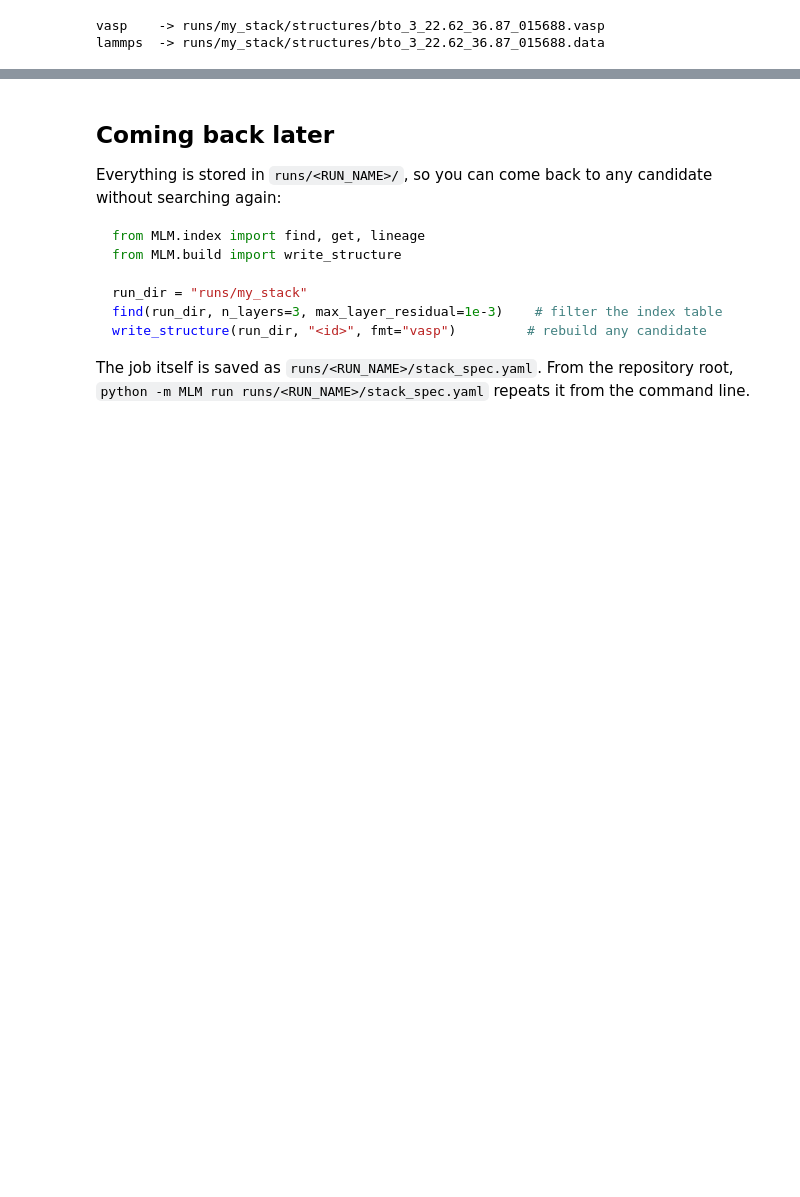
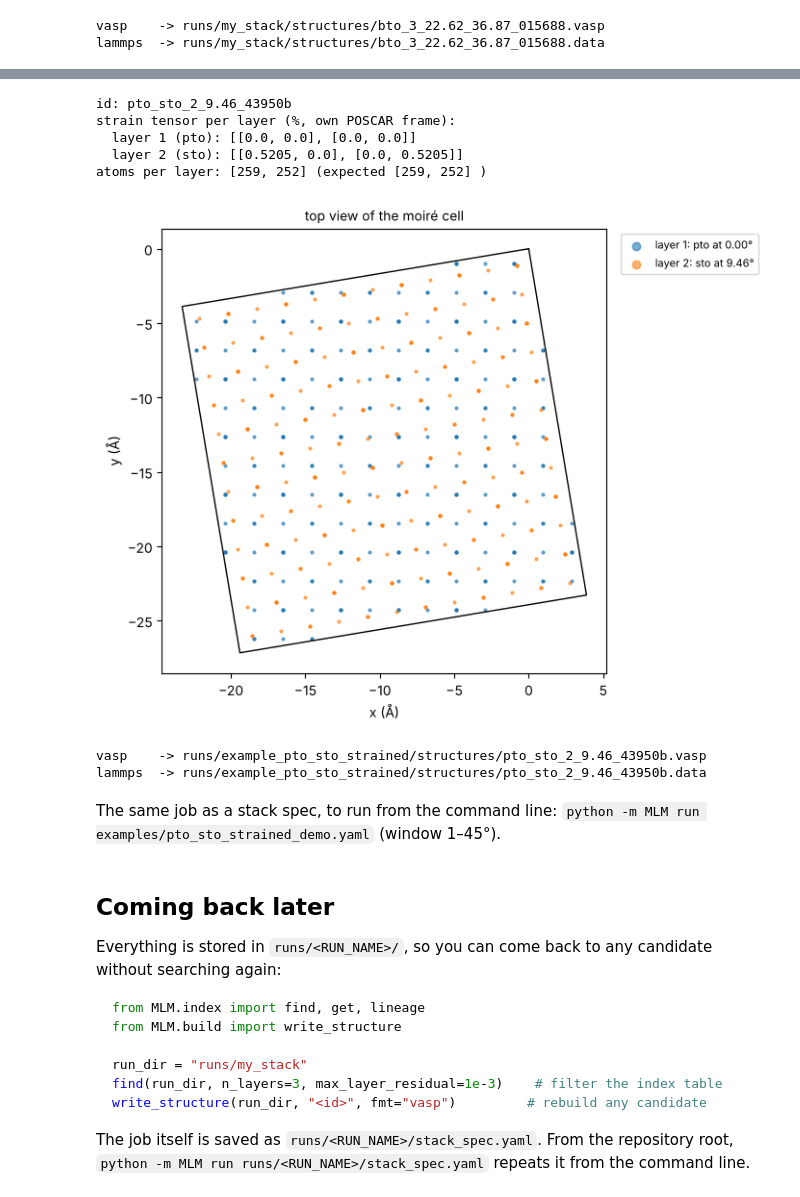
Before and after one commit to anikeya9/Multi-Layer-Moire-Generator-MLM, a Jupyter notebook: notebooks/moire_stack_explorer.ipynb, the cells around one changed output, grey strips where cells are left out. Drawn from its saved outputs; the diff is of its cells as text; code cells hidden in the pictures; blank space fills up the shorter version.

```diff
--- a/notebooks/moire_stack_explorer.ipynb
+++ b/notebooks/moire_stack_explorer.ipynb
@@ -307,7 +309,10 @@ The full-stack candidates that passed the limits, smallest cell (fewest atoms) f
 - the cell size and the number of atoms it will contain;
 - with strain: the largest principal strain of each layer, in %.
 # %%
-def candidate_table(records):
+def candidate_table(records, with_strain=None):
+    """One row per structure; strain columns if `with_strain` (default: if any layer may strain)."""
+    if with_strain is None:
+        with_strain = any(strain_limits)
     rows = []
     for record in records:
         rotations = record.layer_rotations
@@ -326,7 +331,7 @@ def candidate_table(records):
                     "atoms": n_atoms,
                     "residual (Å)": record.residual,
                     "max layer residual (Å)": record.worst_layer_residual})
-        if any(strain_limits):
+        if with_strain:
             for k, strain in enumerate(record.strain_tensors(), start=1):
                 row[f"strain L{k} (%)"] = round(100 * float(np.max(np.abs(np.linalg.eigvalsh(strain)))), 4)
         rows.append(row)
@@ -437,0 +485,15 @@ lammps  -> runs/my_stack/structures/bto_3_22.62_36.87_015688.data
+# %%
+rigid_dir, rigid = run_example("example_pto_sto_rigid", [0.0, 0.0], dtol=9e-3, degstep=0.01)
+strained_dir, strained = run_example("example_pto_sto_strained", [0.0, 1.0], dtol=5e-4, degstep=0.1)
+
+
+def by_twist(records, label):
+    rows = [{"twist (deg)": round(r.twist, 2), f"{label} residual (Å)": r.residual,
+             f"{label} STO strain (%)": round(r.layer_strains[1][0][0], 4)} for r in records]
+    return pd.DataFrame(rows, columns=["twist (deg)", f"{label} residual (Å)", f"{label} STO strain (%)"])
+
+
+comparison = by_twist(rigid, "rigid").drop(columns="rigid STO strain (%)").merge(
+    by_twist(strained, "strained"), on="twist (deg)", how="outer").sort_values("twist (deg)")
+print(f"rigid: {len(rigid)} cell(s), strained: {len(strained)} cell(s) in {EXAMPLE_TWIST_RANGE[0]}–{EXAMPLE_TWIST_RANGE[1]}°")
+comparison.reset_index(drop=True)
@@ -437,0 +542,15 @@ lammps  -> runs/my_stack/structures/bto_3_22.62_36.87_015688.data
+# %%
+example_table = candidate_table(strained, with_strain=True)
+display(example_table)
+
+example = get(strained_dir, example_table.loc[0, "id"])
+print("id:", example.id)
+print("strain tensor per layer (%, own POSCAR frame):")
+for k, tensor in enumerate(example.layer_strains, start=1):
+    print(f"  layer {k} ({example.material[k - 1]}): {np.round(tensor, 4).tolist()}")
+example_built = build_atoms(example, search_dirs=[REPO])
+print("atoms per layer:", example_built.layer_counts, "(expected", example_built.expected_counts, ")")
+plot_top_view(example, example_built)
+for fmt in ["vasp", "lammps"]:
+    print(f"{fmt:7s} -> {write_structure(strained_dir, example.id, fmt=fmt).relative_to(REPO)}")
+# %% [output]
@@ -438,3 +563,14 @@ lammps  -> runs/my_stack/structures/bto_3_22.62_36.87_015688.data
+id: pto_sto_2_9.46_43950b
+strain tensor per layer (%, own POSCAR frame):
+  layer 1 (pto): [[0.0, 0.0], [0.0, 0.0]]
+  layer 2 (sto): [[0.5205, 0.0], [0.0, 0.5205]]
+atoms per layer: [259, 252] (expected [259, 252] )
+[figure, added]
+vasp    -> runs/example_pto_sto_strained/structures/pto_sto_2_9.46_43950b.vasp
+lammps  -> runs/example_pto_sto_strained/structures/pto_sto_2_9.46_43950b.data
+# %% [markdown]
+The same job as a stack spec, to run from the command line:
+`python -m MLM run examples/pto_sto_strained_demo.yaml` (window 1–45°).
 # %% [markdown]
 ## Coming back later
 
```
Also changed, not shown: parts of 12 cells of this notebook, 3 other files.
